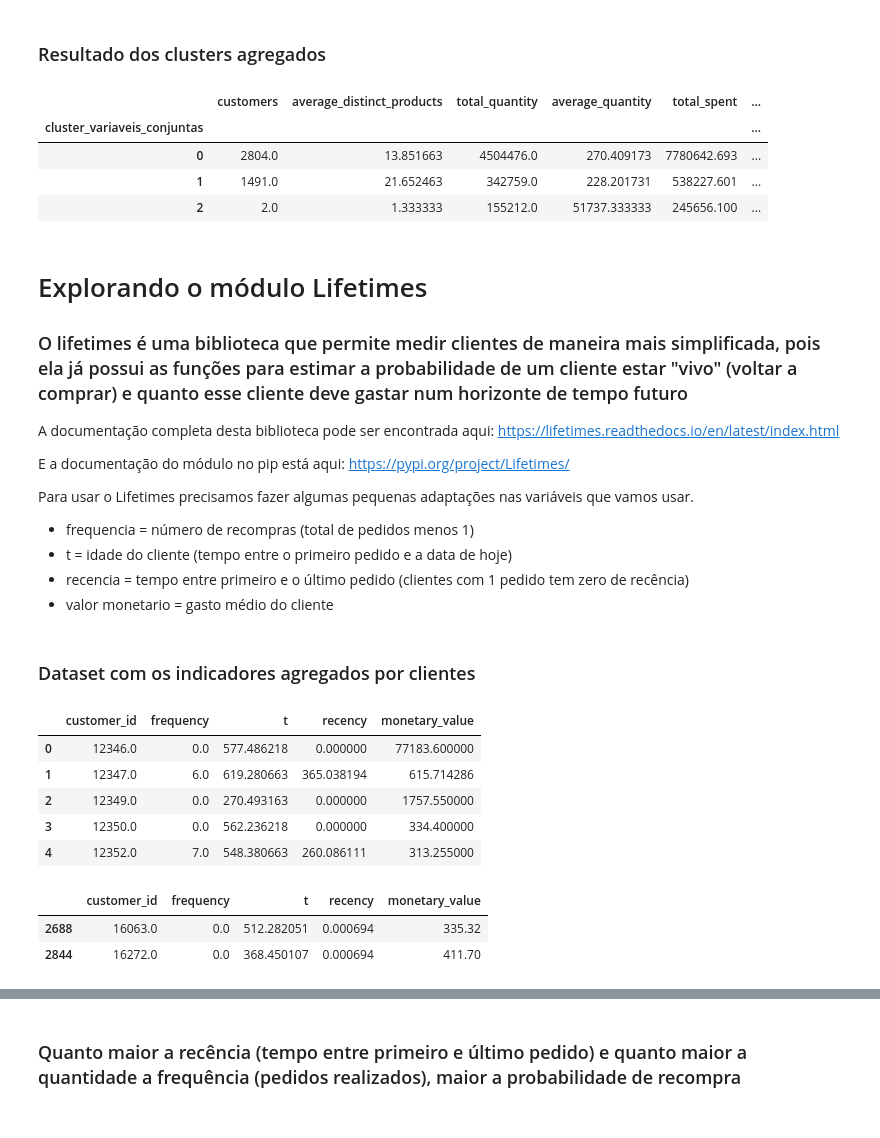
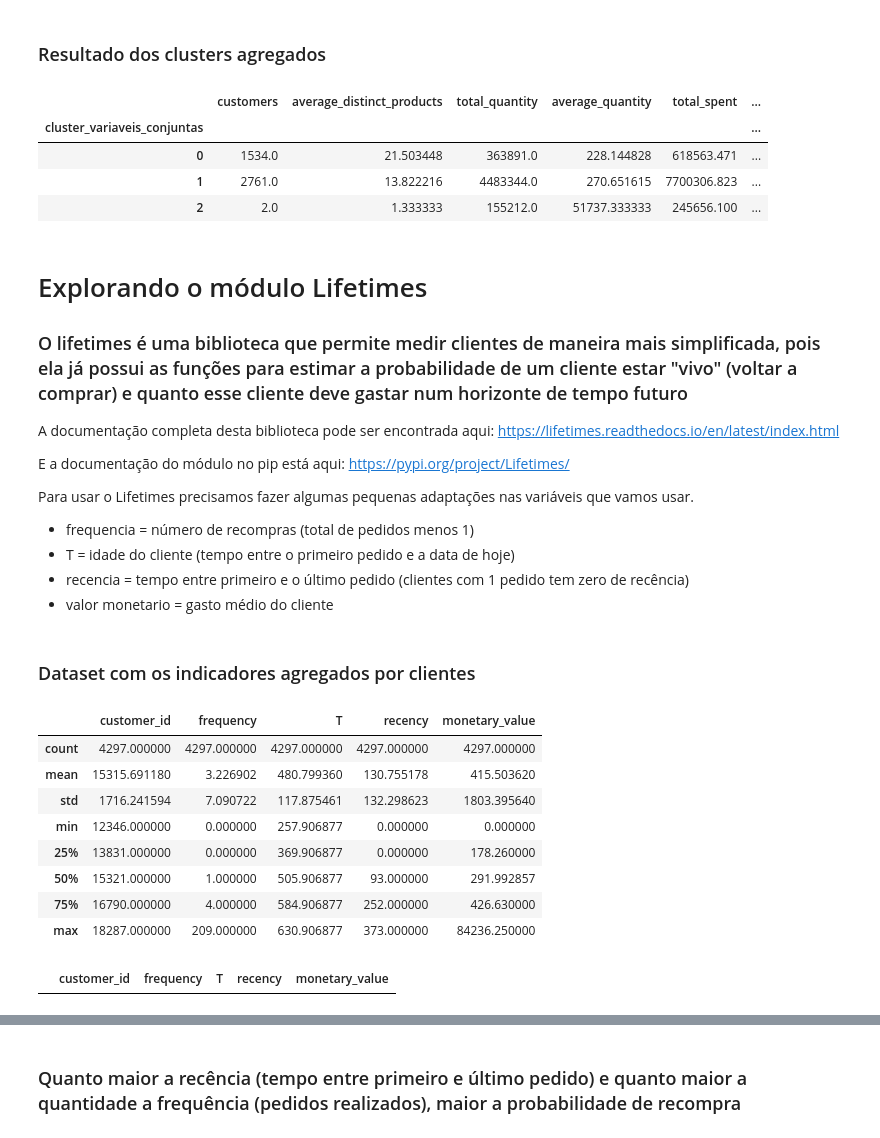
Before and after one commit to bruno-curta/fiap-live-class-machine-learning, a Jupyter notebook: live_class_case_2022_08.ipynb, the cells around one changed output, grey strips where cells are left out. Drawn from its saved outputs; the diff is of its cells as text; code cells hidden in the pictures.

```diff
--- a/live_class_case_2022_08.ipynb
+++ b/live_class_case_2022_08.ipynb
@@ -114,7 +115,7 @@ df_clean['total_value'] = df_clean['quantity']*df_clean['price']
 ### Ajustes nos tipos de datas e criação da data atual
 Como os dados eram antigos, fiz um ajuste nas datas (+10 anos) apenas para trazer mais ao presente
 # %%
-df_clean['date'] = pd.to_datetime(df_clean['date'])+pd.offsets.DateOffset(years=10)
+df_clean['date'] = pd.to_datetime(df_clean['date']).dt.date + pd.offsets.DateOffset(years=10)
 df_clean['current_date'] = pd.Timestamp.now()
 # %% [markdown]
 # Análises Descritivas
@@ -483,8 +484,8 @@ customers.groupby('cluster_variaveis_conjuntas').apply(customers_agg)
 # %% [output]
 |  | customers | average_distinct_products | total_quantity | average_quantity | total_spent | ... |
 | cluster_variaveis_conjuntas |  |  |  |  |  | ... |
-| 0 | 2804.0 | 13.851663 | 4504476.0 | 270.409173 | 7780642.693 | ... |
-| 1 | 1491.0 | 21.652463 | 342759.0 | 228.201731 | 538227.601 | ... |
+| 0 | 1534.0 | 21.503448 | 363891.0 | 228.144828 | 618563.471 | ... |
+| 1 | 2761.0 | 13.822216 | 4483344.0 | 270.651615 | 7700306.823 | ... |
 | 2 | 2.0 | 1.333333 | 155212.0 | 51737.333333 | 245656.100 | ... |
 # %% [markdown]
 # Explorando o módulo Lifetimes
@@ -500,19 +501,19 @@ https://pypi.org/project/Lifetimes/
 Para usar o Lifetimes precisamos fazer algumas pequenas adaptações nas variáveis que vamos usar.
 
 - frequencia = número de recompras (total de pedidos menos 1)
-- t = idade do cliente (tempo entre o primeiro pedido e a data de hoje)
+- T = idade do cliente (tempo entre o primeiro pedido e a data de hoje)
 - recencia = tempo entre primeiro e o último pedido (clientes com 1 pedido tem zero de recência)
 - valor monetario = gasto médio do cliente
 # %%
 def lifetimes_agg(x):
     names = {
         'frequency': x['transaction_id'].nunique()-1
-        , 't': (x['current_date'].max() - x['date'].min())/np.timedelta64(1,'D')
+        , 'T': (x['current_date'].max() - x['date'].min())/np.timedelta64(1,'D')
         , 'recency': (x['date'].max() - x['date'].min())/np.timedelta64(1,'D')
         , 'monetary_value': x['total_value'].sum()/x['transaction_id'].nunique()
     }
     return pd.Series(names, index=['frequency'
-                                  , 't'
+                                  , 'T'
                                   , 'recency'
                                   , 'monetary_value'
                                   ])
@@ -521,19 +522,20 @@ def lifetimes_agg(x):
 # %%
 data = df_clean.groupby('customer_id').apply(lifetimes_agg).reset_index()
 # %%
-data.head()
+data.describe()
 # %% [output]
-|  | customer_id | frequency | t | recency | monetary_value |
-| 0 | 12346.0 | 0.0 | 577.486218 | 0.000000 | 77183.600000 |
-| 1 | 12347.0 | 6.0 | 619.280663 | 365.038194 | 615.714286 |
-| 2 | 12349.0 | 0.0 | 270.493163 | 0.000000 | 1757.550000 |
-| 3 | 12350.0 | 0.0 | 562.236218 | 0.000000 | 334.400000 |
-| 4 | 12352.0 | 7.0 | 548.380663 | 260.086111 | 313.255000 |
+|  | customer_id | frequency | T | recency | monetary_value |
+| count | 4297.000000 | 4297.000000 | 4297.000000 | 4297.000000 | 4297.000000 |
+| mean | 15315.691180 | 3.226902 | 480.799360 | 130.755178 | 415.503620 |
+| std | 1716.241594 | 7.090722 | 117.875461 | 132.298623 | 1803.395640 |
+| min | 12346.000000 | 0.000000 | 257.906877 | 0.000000 | 0.000000 |
+| 25% | 13831.000000 | 0.000000 | 369.906877 | 0.000000 | 178.260000 |
+| 50% | 15321.000000 | 1.000000 | 505.906877 | 93.000000 | 291.992857 |
+| 75% | 16790.000000 | 4.000000 | 584.906877 | 252.000000 | 426.630000 |
+| max | 18287.000000 | 209.000000 | 630.906877 | 373.000000 | 84236.250000 |
 # %%
 data[(data['recency']!=0) & (data['frequency']==0)]
 # %% [output]
-|  | customer_id | frequency | t | recency | monetary_value |
-| 2688 | 16063.0 | 0.0 | 512.282051 | 0.000694 | 335.32 |
-| 2844 | 16272.0 | 0.0 | 368.450107 | 0.000694 | 411.70 |
+|  | customer_id | frequency | T | recency | monetary_value |
 # %%
 data['recency'] = np.where(data['recency']<0.001, 0, data['recency'])
```
Also changed, not shown: parts of 46 cells of this notebook, 1 other file.
